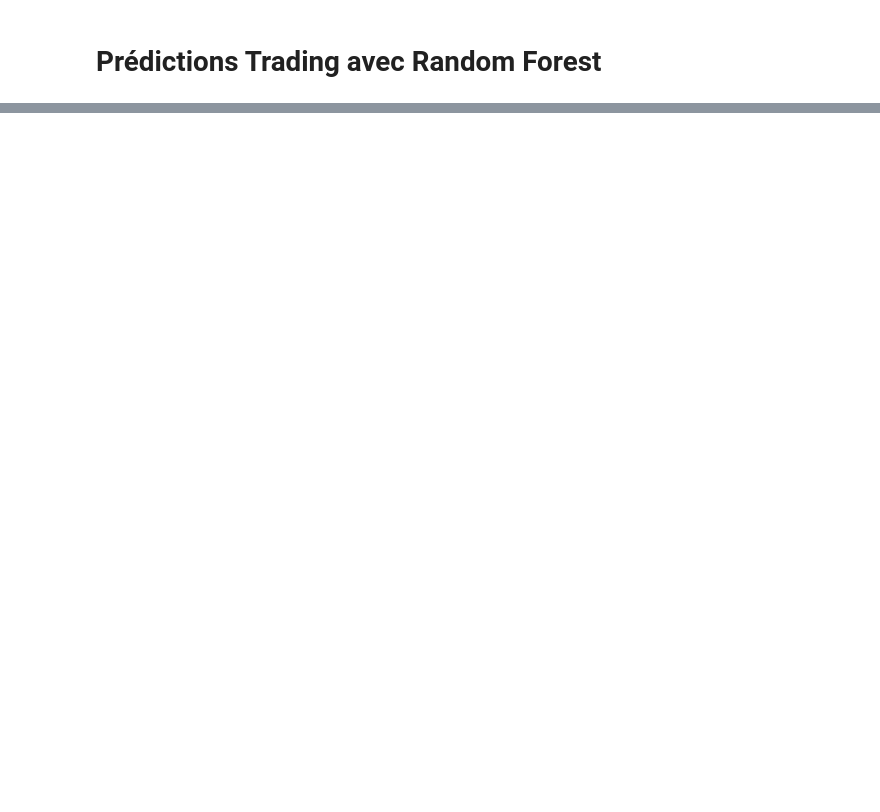
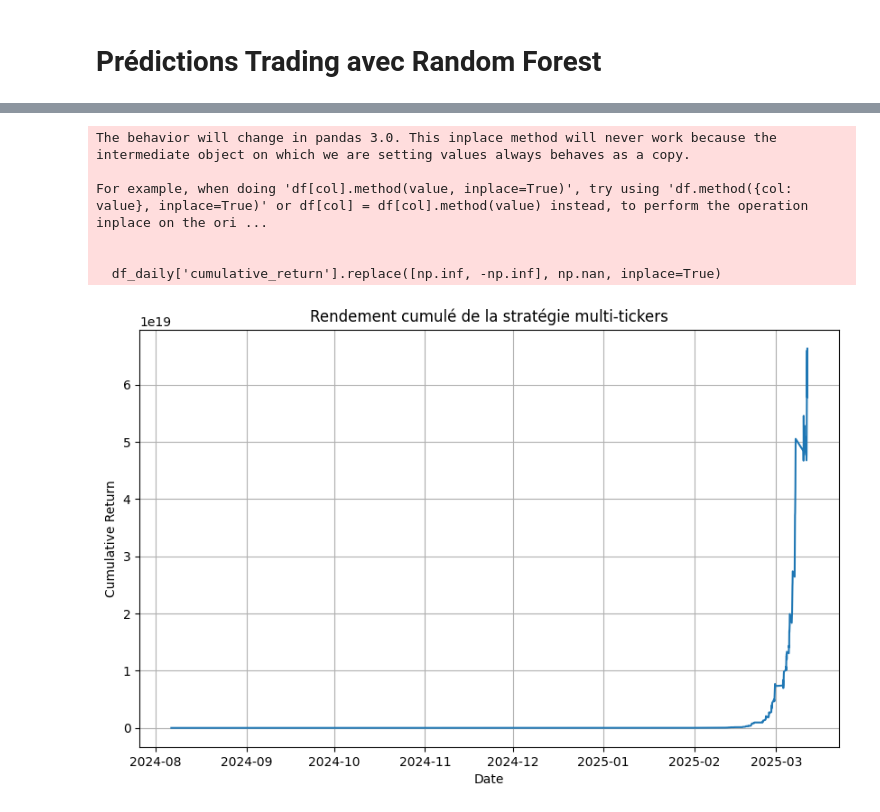
Before and after one commit to Liviogit/Projet_trading_automatique, a Jupyter notebook: randomforest.ipynb, the cells around one changed output, grey strips where cells are left out. Drawn from its saved outputs; the diff is of its cells as text; code cells hidden in the pictures; blank space fills up the shorter version.

Commit message:
randomforestv2 + monte

```diff
--- a/randomforest.ipynb
+++ b/randomforest.ipynb
@@ -174,0 +158,61 @@ plt.show()
+# %%
+#Stratégie Multi-tickers:
+
+# --- Suppositions préalables ---
+# df_wide est votre DataFrame pivoté contenant toutes les données
+# La période de test (df_test) est obtenue après le split (par exemple, 30% des données récentes)
+# df_wide doit contenir une colonne 'Datetime' (ou 'Date') au format datetime,
+# ainsi que la colonne 'return' déjà calculée (en tenant compte du groupby par ticker si nécessaire).
+
+# Supposons que df_test a été défini ainsi :
+# train_size = int(0.7 * len(df_wide))
+# df_test = df_wide.iloc[train_size:].copy()
+
+# --- Vérification et conversion de la colonne de dates ---
+df_test['Datetime'] = pd.to_datetime(df_test['Datetime'], errors='coerce')
+df_test.dropna(subset=['Datetime'], inplace=True)
+df_test = df_test.sort_values('Datetime')
+
+# --- Ajout des prédictions du modèle ---
+# y_pred doit être un tableau (ou une Series) issu de votre modèle RandomForest,
+# aligné sur les index de df_test.
+df_test['pred'] = y_pred
+
+# --- Calcul du rendement de la stratégie ---
+# Si le modèle prédit 1, on applique le rendement réel (colonne 'return'), sinon 0.
+df_test['strategy_return'] = df_test['pred'] * df_test['return']
+
+# (Optionnel) Clipper les rendements pour éviter des valeurs extrêmes susceptibles d'exploser le cumul.
+df_test['strategy_return'] = df_test['strategy_return'].clip(-0.9, 0.9)
+
+# --- Agrégation par date pour un backtest multi-tickers ---
+# On suppose ici que plusieurs tickers sont présents pour une même date.
+# On agrège (par exemple, la moyenne) des rendements de la stratégie pour chaque date.
+df_daily = df_test.groupby('Datetime', as_index=False).agg({
+    'strategy_return': 'mean'
+})
+df_daily = df_daily.sort_values('Datetime')
+
+# --- Calcul du rendement cumulé ---
+df_daily['cumulative_return'] = (1 + df_daily['strategy_return']).cumprod()
+
+# Remplacer les infinis (s'ils apparaissent) et supprimer les lignes problématiques
+df_daily['cumulative_return'].replace([np.inf, -np.inf], np.nan, inplace=True)
+df_daily.dropna(subset=['cumulative_return'], inplace=True)
+
+# --- Visualisation ---
+plt.figure(figsize=(10,6))
+plt.plot(df_daily['Datetime'], df_daily['cumulative_return'])
+plt.title("Rendement cumulé de la stratégie multi-tickers")
+plt.xlabel("Date")
+plt.ylabel("Cumulative Return")
+plt.grid(True)
+plt.show()
+# %% [output]
+The behavior will change in pandas 3.0. This inplace method will never work because the intermediate object on which we are setting values always behaves as a copy.
+
+For example, when doing 'df[col].method(value, inplace=True)', try using 'df.method({col: value}, inplace=True)' or df[col] = df[col].method(value) instead, to perform the operation inplace on the ori ...
+
+
+  df_daily['cumulative_return'].replace([np.inf, -np.inf], np.nan, inplace=True)
+[figure, added]
```
Also changed, not shown: parts of 6 cells of this notebook, 1 other file.
